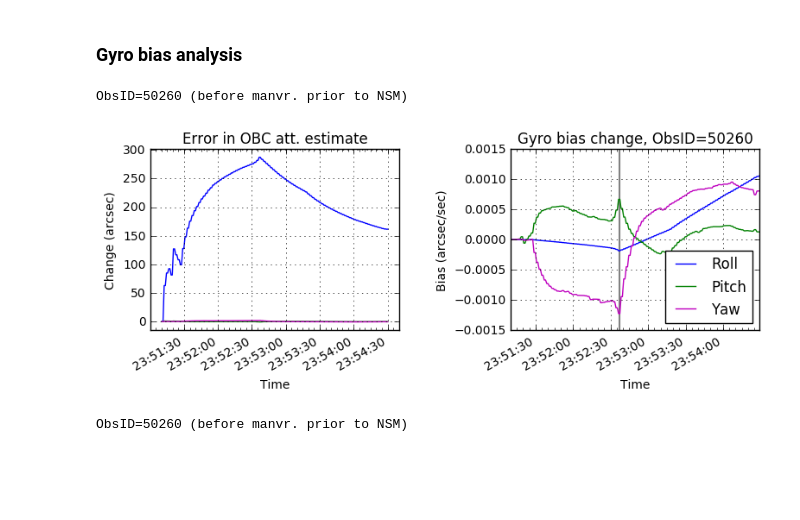
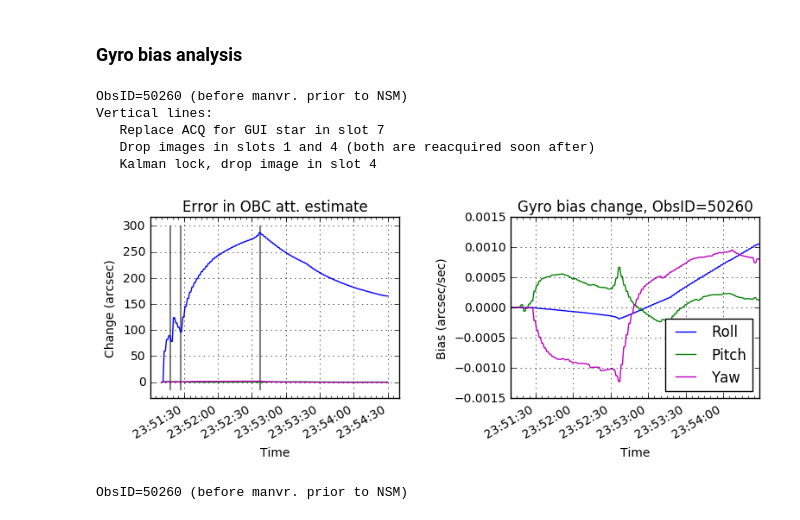
Before and after one commit to malgosias/nsm_2017_066, a Jupyter notebook: nsm_2017_066.ipynb, the cells around one changed output. Saved outputs shown, nothing was run; the diff lists cells and outputs as text; code cells hidden in the pictures; blank space fills up the shorter version.

```diff
--- a/nsm_2017_066.ipynb
+++ b/nsm_2017_066.ipynb
@@ -189,6 +226,10 @@ Offset = 112.7 arcsec
 # %% [markdown]
 ### Gyro bias analysis ###
 # %%
-msids_gb = ['aogbias1', 'aogbias2', 'aogbias3']
+msids = ['aogbias1', 'aogbias2', 'aogbias3']
 axes = ['Roll', 'Pitch', 'Yaw']
 colors = 'bgm'
+
+start = grnd_sol2['time'][0]
+stop = grnd_sol2['time'][-1]
+telem = fetch.MSIDset(msids, start=start, stop=stop)
@@ -199,35 +236,47 @@ telem_gb = fetch.MSIDset(msids_gb, start=start, stop=stop)
 # %%
 print('\nObsID=50260 (before manvr. prior to NSM)')
+print('Vertical lines:')
+print('   Replace ACQ for GUI star in slot 7')
+print('   Drop images in slots 1 and 4 (both are reacquired soon after)')
+print('   Kalman lock, drop image in slot 4')
+
+# Times when Roll bias error in OBC estimate changes its behavior
+t_gui = '2017:065:23:51:18.000'
+t_drop14 = '2017:065:23:51:27.000'
+t_roll = '2017:065:23:52:37.000' # drop 4 (7 dropped earlier)
 
 plt.figure(figsize=(7.5, 3))
 
 plt.subplot(1, 2, 1)
 
 label = 'Error in OBC att. estimate'
 plot_att_changes(refs=grnd_sol2, atts=obc_sol, label=label)
+plt.vlines(DateTime([t_gui, t_drop14, t_roll]).plotdate,
+           plt.ylim()[0], plt.ylim()[1],
+           color='gray', linestyle='solid', lw=1.5)
 
 plt.subplot(1, 2, 2)
 
 colors = 'bgm'
-for i, msid in enumerate(msids_gb):
-    plot_cxctime(telem_gb[msid].times,
-                 ((telem_gb[msid].vals - telem_gb[msid].vals[0]) * u.radian / u.s).to('arcsec/s'),
+for i, msid in enumerate(msids):
+    plot_cxctime(telem[msid].times,
+                 ((telem[msid].vals - telem[msid].vals[0]) * u.radian / u.s).to('arcsec/s'),
                  color=colors[i], label=axes[i])
 
 plt.ylabel('Bias (arcsec/sec)')
 plt.xlabel('Time')
 plt.title('Gyro bias change, ObsID=50260')
 plt.legend(loc='best')
 plt.grid();
 
-# Mark time of the one shot update
-plt.vlines([DateTime('2017:065:23:52:37').plotdate], plt.ylim()[0], plt.ylim()[1],
-           color='gray', linestyle='solid', lw=1.5)
-
 plt.subplots_adjust(left=0.05, bottom=0.2, right=0.99, top=0.9, wspace=0.45)
 # %% [output]
 ObsID=50260 (before manvr. prior to NSM)
+Vertical lines:
+   Replace ACQ for GUI star in slot 7
+   Drop images in slots 1 and 4 (both are reacquired soon after)
+   Kalman lock, drop image in slot 4
-[figure, old version]
+[figure, new version]
 # %%
 print('\nObsID=50260 (before manvr. prior to NSM)')
 
```
Also changed, not shown: parts of 51 cells of this notebook, 2 other files.
